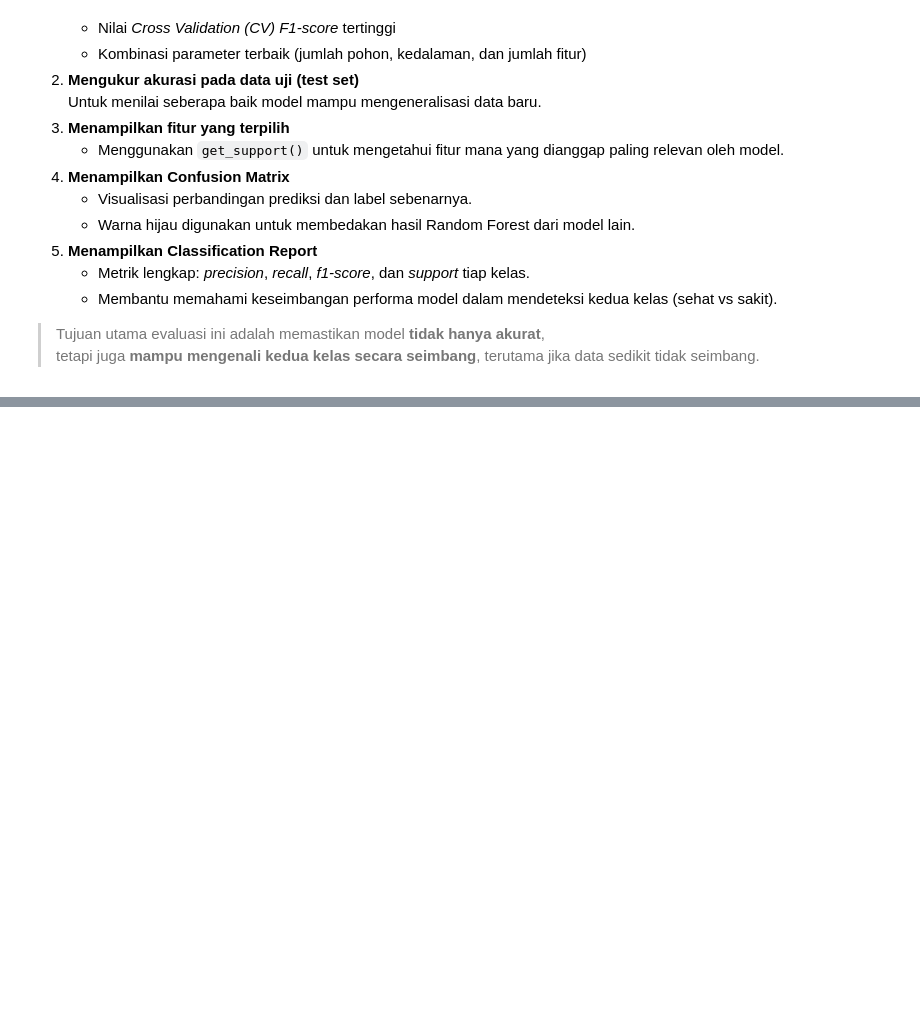
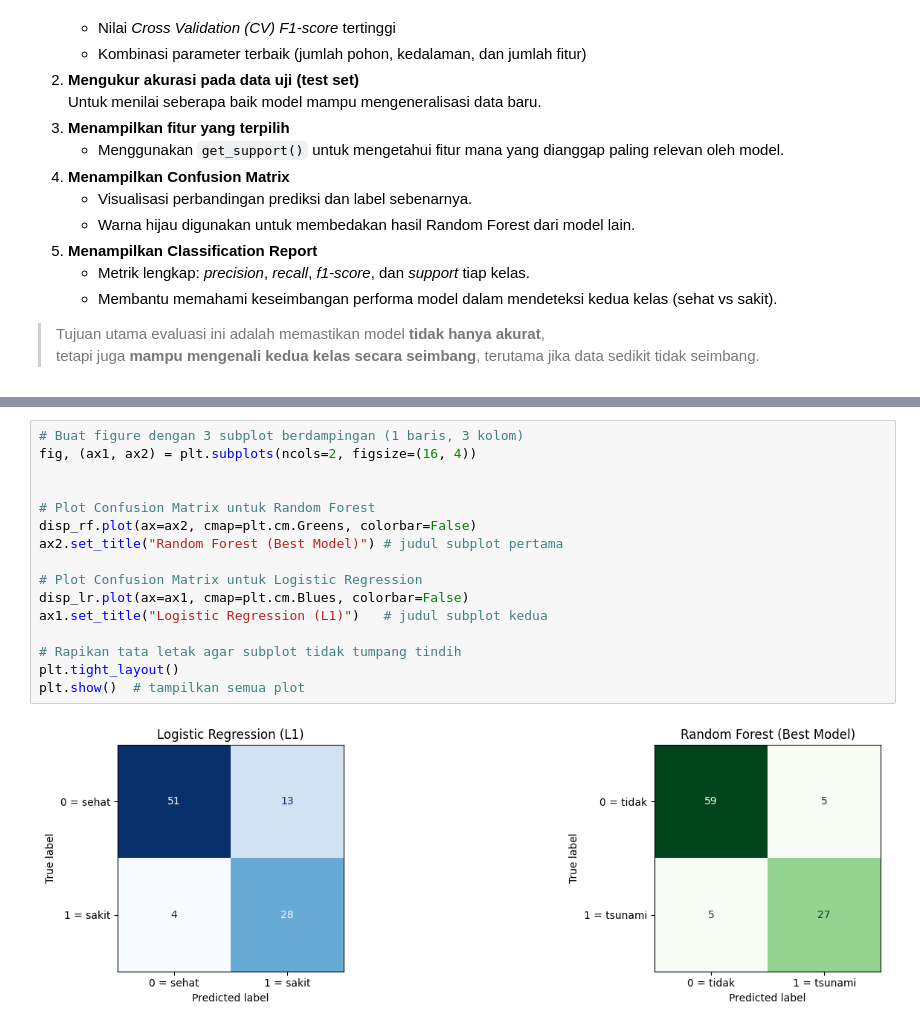
Before and after one commit to Yntzie/Projek-UTS-ML_A_KERAS, a Jupyter notebook: Notebook_KLASIFIKASI_A_KERAS_RF_vs_LR.ipynb, the cells around one changed output, grey strips where cells are left out. Cells and saved outputs as stored; diff of their text form; blank space fills up the shorter version.

```diff
--- a/Notebook_KLASIFIKASI_A_KERAS_RF_vs_LR.ipynb
+++ b/Notebook_KLASIFIKASI_A_KERAS_RF_vs_LR.ipynb
@@ -451,0 +618,18 @@ weighted avg       0.90      0.90      0.90        96
+# %%
+# Buat figure dengan 3 subplot berdampingan (1 baris, 3 kolom)
+fig, (ax1, ax2) = plt.subplots(ncols=2, figsize=(16, 4))
+
+
+# Plot Confusion Matrix untuk Random Forest
+disp_rf.plot(ax=ax2, cmap=plt.cm.Greens, colorbar=False)
+ax2.set_title("Random Forest (Best Model)") # judul subplot pertama
+
+# Plot Confusion Matrix untuk Logistic Regression
+disp_lr.plot(ax=ax1, cmap=plt.cm.Blues, colorbar=False)
+ax1.set_title("Logistic Regression (L1)")   # judul subplot kedua
+
+# Rapikan tata letak agar subplot tidak tumpang tindih
+plt.tight_layout()
+plt.show()  # tampilkan semua plot
+# %% [output]
+[figure, added]
```
Also changed, not shown: parts of 9 cells of this notebook, 1 other file.
